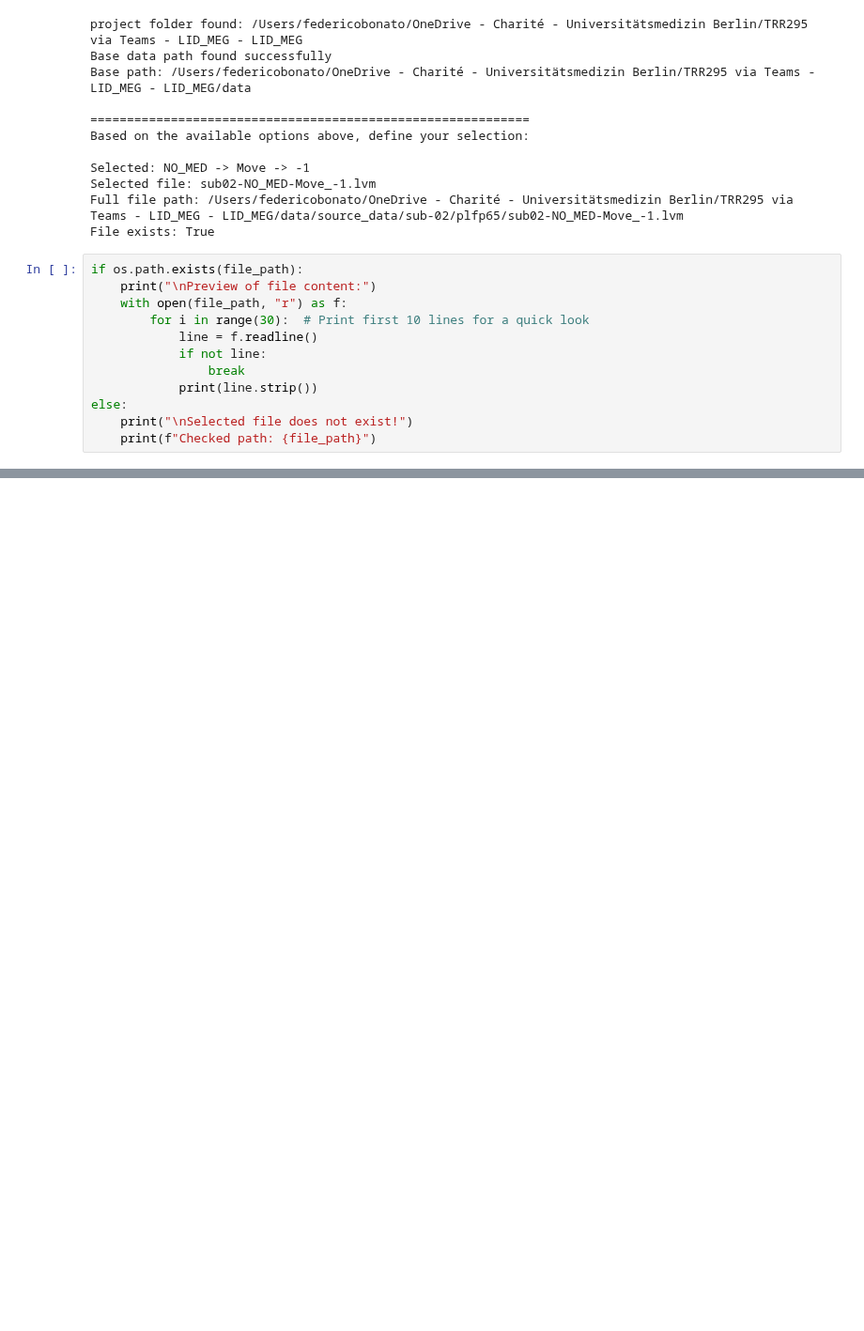
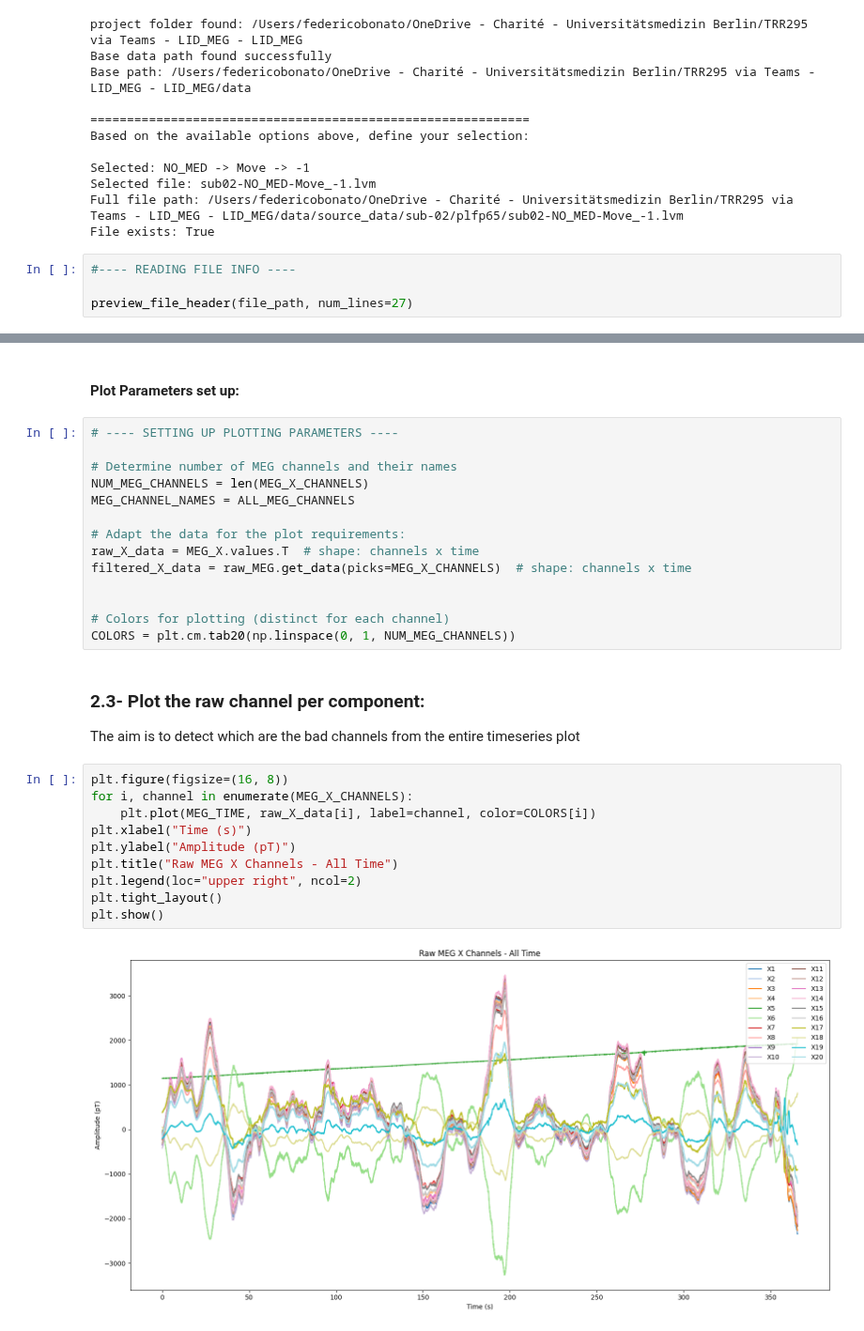
Before and after one commit to jgvhabets/lid_opm, a Jupyter notebook: MEG-EMG-Analysis/Code/notebook/sub-02_preprocessing.ipynb, the cells around one changed output, grey strips where cells are left out. Shown at 94% size. Saved outputs shown, nothing was run; the diff lists cells and outputs as text; blank space fills up the shorter version.

Commit message:
Update: I start the preprocessing step in the sub-02 notebook. I adapted the functions in order to have those more versatile. So then i fixed even the other notebook.

```diff
--- a/MEG-EMG-Analysis/Code/notebook/sub-02_preprocessing.ipynb
+++ b/MEG-EMG-Analysis/Code/notebook/sub-02_preprocessing.ipynb
@@ -110,15 +113,7 @@ Selected file: sub02-NO_MED-Move_-1.lvm
 Full file path: /Users/federicobonato/OneDrive - Charité - Universitätsmedizin Berlin/TRR295 via Teams - LID_MEG - LID_MEG/data/source_data/sub-02/plfp65/sub02-NO_MED-Move_-1.lvm
 File exists: True
 # %%
-if os.path.exists(file_path):
-    print("\nPreview of file content:")
-    with open(file_path, "r") as f:
-        for i in range(30):  # Print first 10 lines for a quick look
-            line = f.readline()
-            if not line:
-                break
-            print(line.strip())
-else:
-    print("\nSelected file does not exist!")
-    print(f"Checked path: {file_path}")
+#---- READING FILE INFO ----
+
+preview_file_header(file_path, num_lines=27)
 # %% [output]
@@ -141,0 +258,32 @@ Time    12:44:10.1353811994194984436
+# %% [markdown]
+#### Plot Parameters set up:
+# %%
+# ---- SETTING UP PLOTTING PARAMETERS ----
+
+# Determine number of MEG channels and their names
+NUM_MEG_CHANNELS = len(MEG_X_CHANNELS)
+MEG_CHANNEL_NAMES = ALL_MEG_CHANNELS
+
+# Adapt the data for the plot requirements:
+raw_X_data = MEG_X.values.T  # shape: channels x time
+filtered_X_data = raw_MEG.get_data(picks=MEG_X_CHANNELS)  # shape: channels x time
+
+
+# Colors for plotting (distinct for each channel)
+COLORS = plt.cm.tab20(np.linspace(0, 1, NUM_MEG_CHANNELS))
+# %% [markdown]
+### 2.3- Plot the raw channel per component:
+
+The aim is to detect which are the bad channels from the entire timeseries plot
+# %%
+plt.figure(figsize=(16, 8))
+for i, channel in enumerate(MEG_X_CHANNELS):
+    plt.plot(MEG_TIME, raw_X_data[i], label=channel, color=COLORS[i])
+plt.xlabel("Time (s)")
+plt.ylabel("Amplitude (pT)")
+plt.title("Raw MEG X Channels - All Time")
+plt.legend(loc="upper right", ncol=2)
+plt.tight_layout()
+plt.show()
+# %% [output]
+[figure, added]
```
Also changed, not shown: parts of 11 cells of this notebook, 2 other files.
